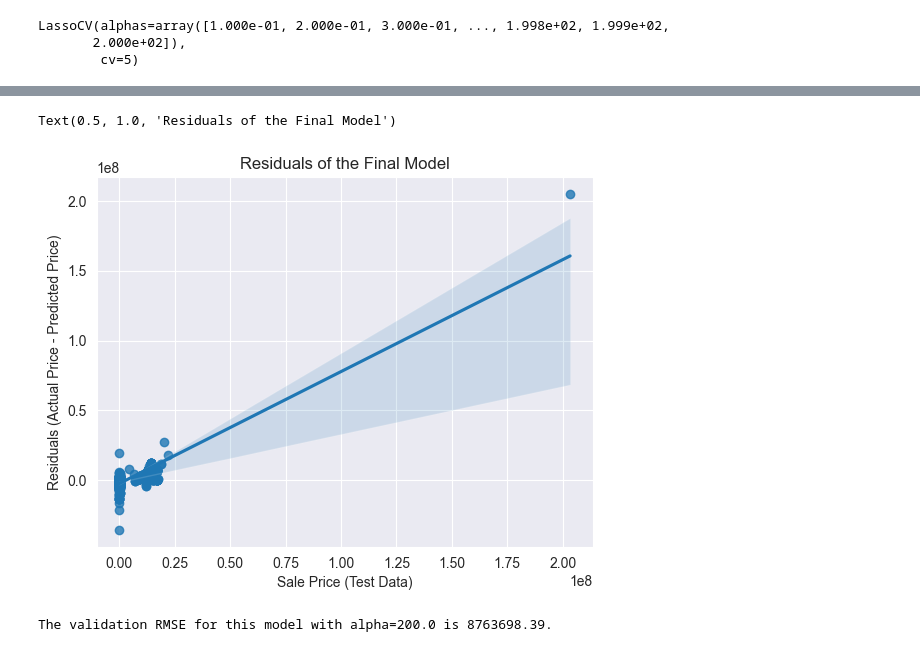
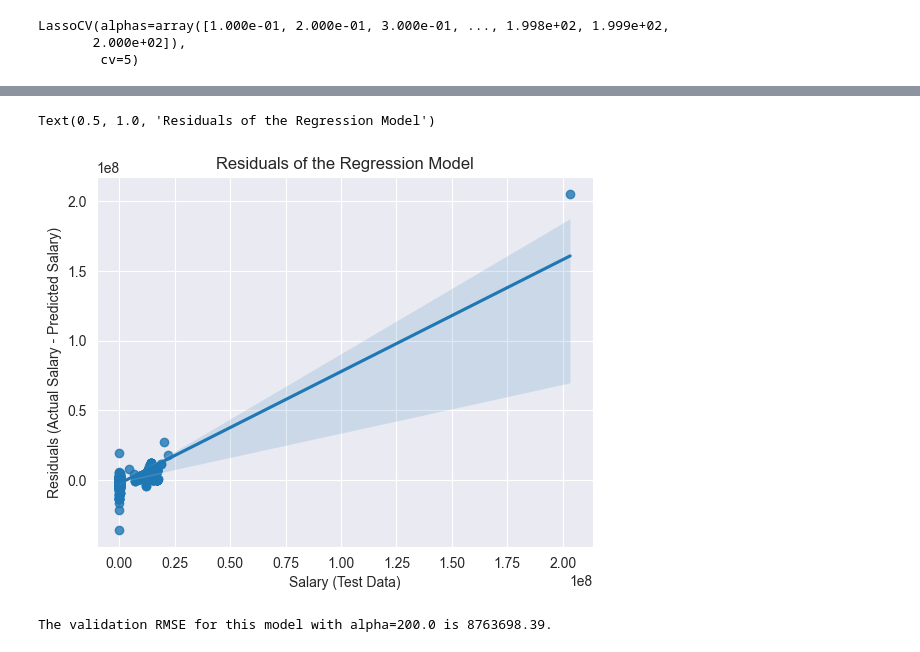
Before and after one commit to trav-d13/Data-Science-Job-Market-Analysis, a Jupyter notebook: regression.ipynb, the cells around one changed output, grey strips where cells are left out. Saved outputs shown, nothing was run; the diff lists cells and outputs as text; code cells hidden in the pictures.

```diff
--- a/regression.ipynb
+++ b/regression.ipynb
@@ -94,13 +57,13 @@ array([ -1974477.75052904,   -483935.59135508,   -176033.27057097,
 # %%
 # Plot residuals
 fm_residuals = y_test - y_predicted
 sns.regplot(x=y_test, y=fm_residuals)
-plt.xlabel('Sale Price (Test Data)')
-plt.ylabel('Residuals (Actual Price - Predicted Price)')
-plt.title('Residuals of the Final Model')
+plt.xlabel('Salary (Test Data)')
+plt.ylabel('Residuals (Actual Salary - Predicted Salary)')
+plt.title('Residuals of the Regression Model')
 # %% [output]
-Text(0.5, 1.0, 'Residuals of the Final Model')
+Text(0.5, 1.0, 'Residuals of the Regression Model')
-[figure, old version]
+[figure, new version]
 # %%
 print(f'The validation RMSE for this model with '
       f'alpha={round(float(model.alpha_), 2)} is '
```
Also changed, not shown: parts of 2 cells of this notebook.
